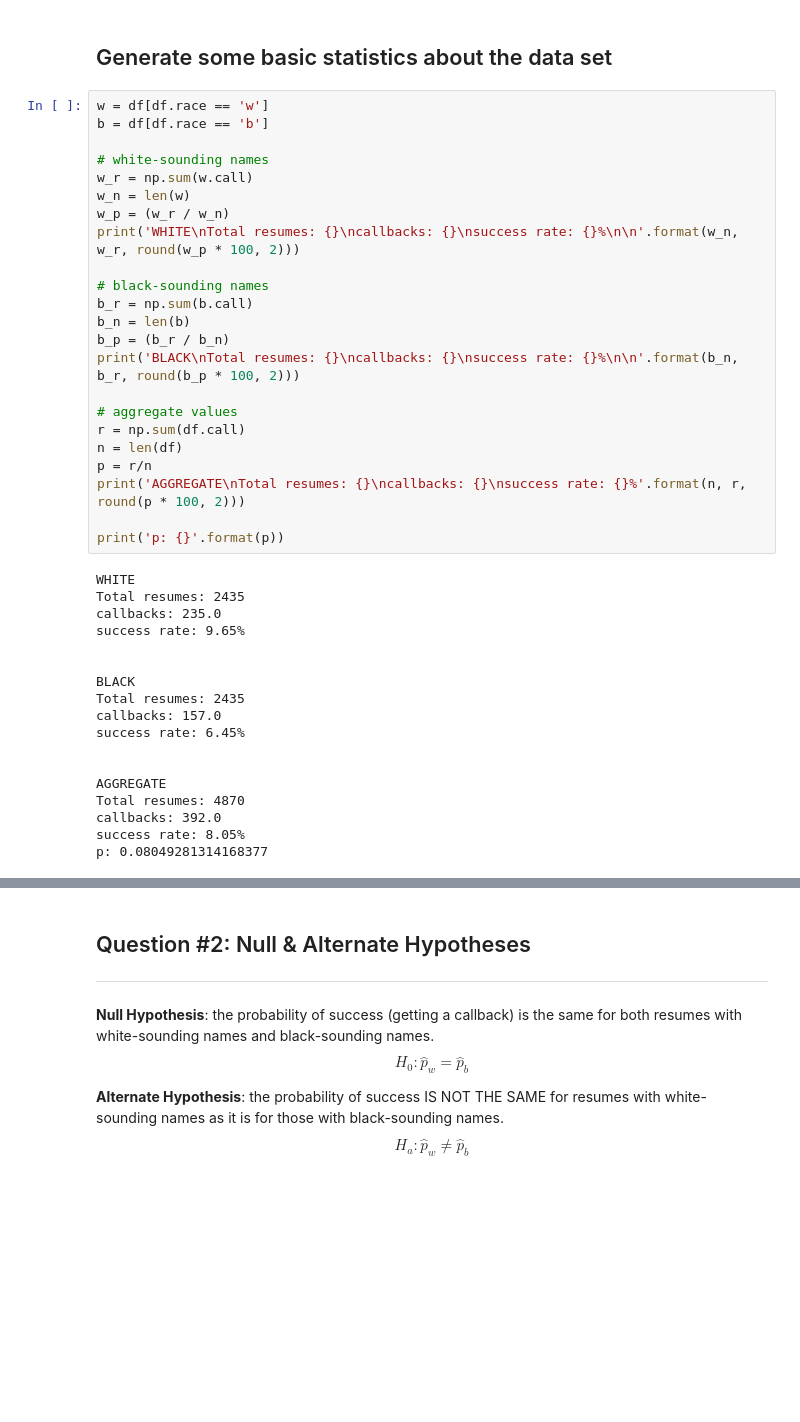
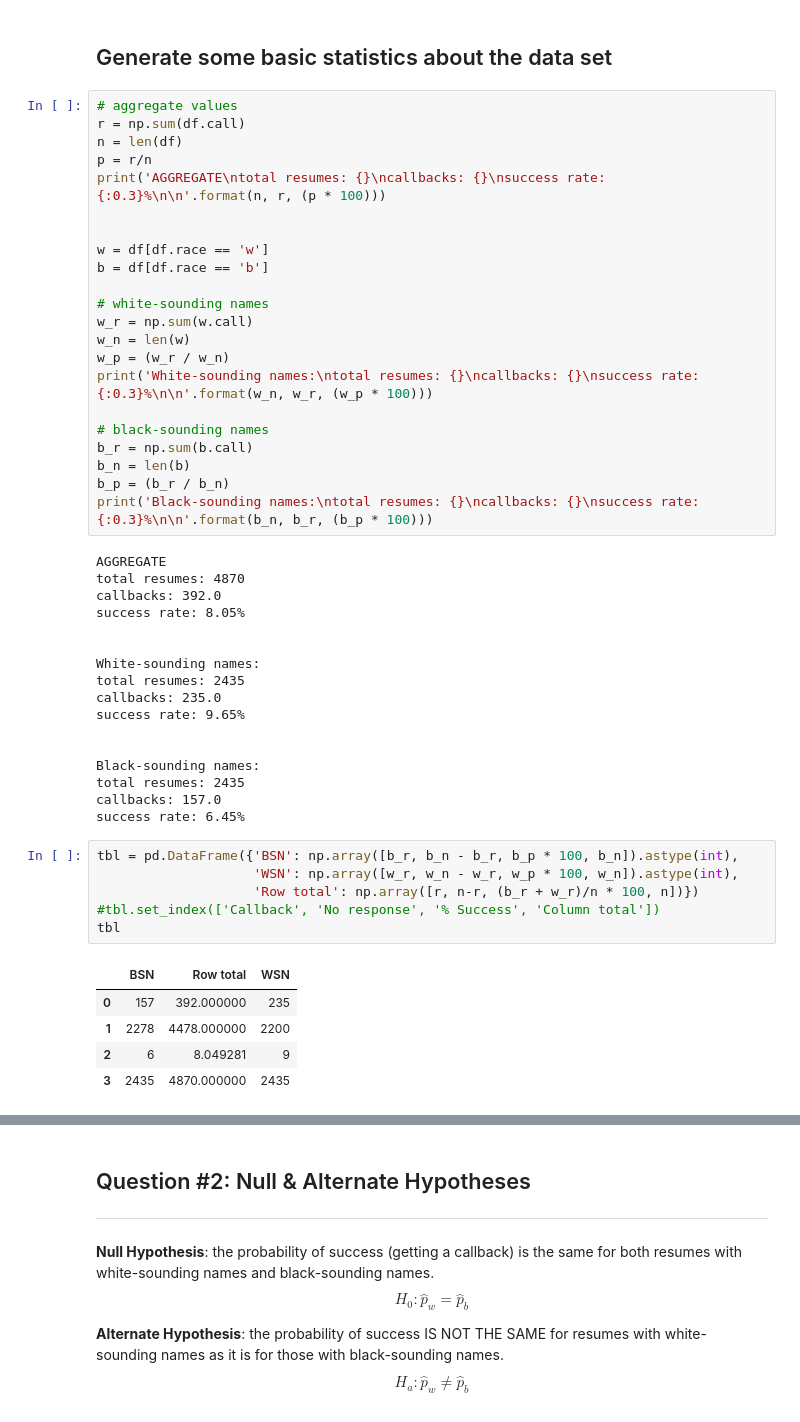
Before and after one commit to b-gibbs/data_science, a Jupyter notebook: Statistical Inference/Ex 2 Racial Discrimination/sliderule_dsi_inferential_statistics_exercise_2.ipynb, the cells around one changed output, grey strips where cells are left out. Cells and saved outputs as stored; diff of their text form; blank space fills up the shorter version.

```diff
--- a/Statistical Inference/Ex 2 Racial Discrimination/sliderule_dsi_inferential_statistics_exercise_2.ipynb
+++ b/Statistical Inference/Ex 2 Racial Discrimination/sliderule_dsi_inferential_statistics_exercise_2.ipynb
@@ -96,6 +96,13 @@ df.describe()
 # %% [markdown]
 ## Generate some basic statistics about the data set
 # %%
+# aggregate values
+r = np.sum(df.call)
+n = len(df)
+p = r/n
+print('AGGREGATE\ntotal resumes: {}\ncallbacks: {}\nsuccess rate: {:0.3}%\n\n'.format(n, r, (p * 100)))
+
+
 w = df[df.race == 'w']
 b = df[df.race == 'b']
 
@@ -103,36 +110,39 @@ b = df[df.race == 'b']
 w_r = np.sum(w.call)
 w_n = len(w)
 w_p = (w_r / w_n)
-print('WHITE\nTotal resumes: {}\ncallbacks: {}\nsuccess rate: {}%\n\n'.format(w_n, w_r, round(w_p * 100, 2)))
+print('White-sounding names:\ntotal resumes: {}\ncallbacks: {}\nsuccess rate: {:0.3}%\n\n'.format(w_n, w_r, (w_p * 100)))
 
 # black-sounding names
 b_r = np.sum(b.call)
 b_n = len(b)
 b_p = (b_r / b_n)
-print('BLACK\nTotal resumes: {}\ncallbacks: {}\nsuccess rate: {}%\n\n'.format(b_n, b_r, round(b_p * 100, 2)))
-
-# aggregate values
-r = np.sum(df.call)
-n = len(df)
-p = r/n
-print('AGGREGATE\nTotal resumes: {}\ncallbacks: {}\nsuccess rate: {}%'.format(n, r, round(p * 100, 2)))
-
-print('p: {}'.format(p))
+print('Black-sounding names:\ntotal resumes: {}\ncallbacks: {}\nsuccess rate: {:0.3}%\n\n'.format(b_n, b_r, (b_p * 100)))
 # %% [output]
-WHITE
-Total resumes: 2435
+AGGREGATE
+total resumes: 4870
+callbacks: 392.0
+success rate: 8.05%
+
+
+White-sounding names:
+total resumes: 2435
 callbacks: 235.0
 success rate: 9.65%
 
 
-BLACK
-Total resumes: 2435
+Black-sounding names:
+total resumes: 2435
 callbacks: 157.0
 success rate: 6.45%
-
-
-AGGREGATE
-Total resumes: 4870
-callbacks: 392.0
-success rate: 8.05%
-p: 0.08049281314168377
+# %%
+tbl = pd.DataFrame({'BSN': np.array([b_r, b_n - b_r, b_p * 100, b_n]).astype(int),
+                    'WSN': np.array([w_r, w_n - w_r, w_p * 100, w_n]).astype(int),
+                    'Row total': np.array([r, n-r, (b_r + w_r)/n * 100, n])})
+#tbl.set_index(['Callback', 'No response', '% Success', 'Column total'])
+tbl
+# %% [output]
+|  | BSN | Row total | WSN |
+| 0 | 157 | 392.000000 | 235 |
+| 1 | 2278 | 4478.000000 | 2200 |
+| 2 | 6 | 8.049281 | 9 |
+| 3 | 2435 | 4870.000000 | 2435 |
```
Also changed, not shown: parts of 15 cells of this notebook, 1 other file.
